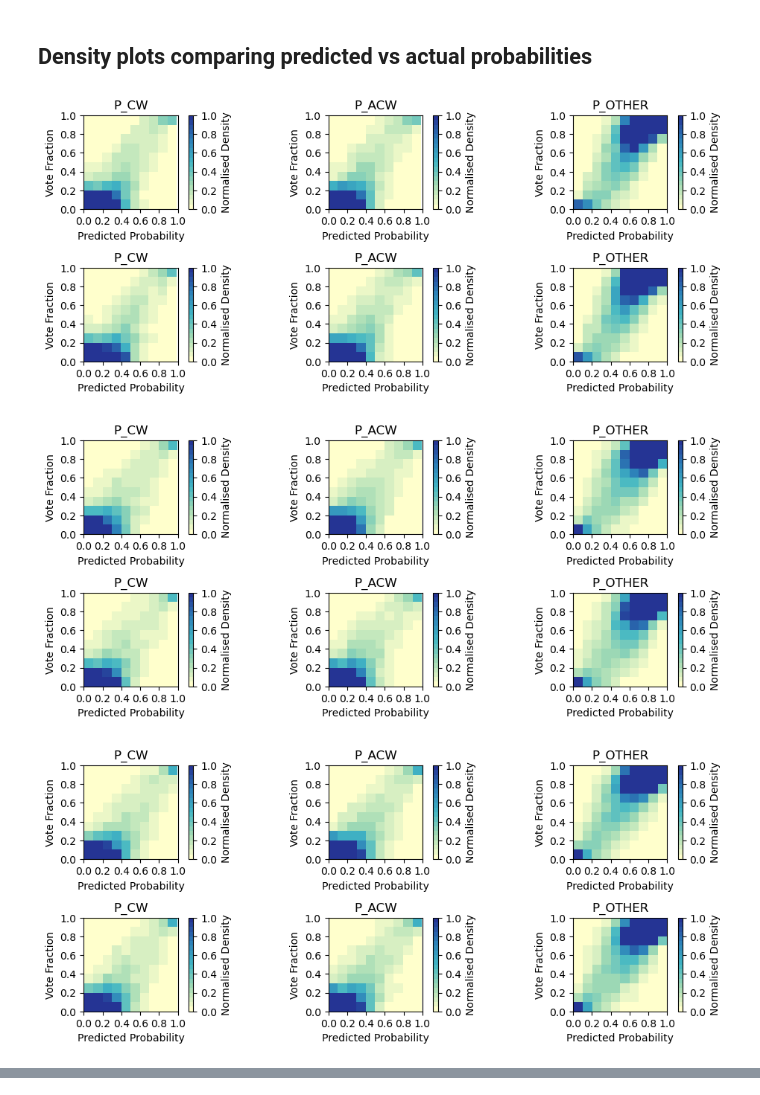
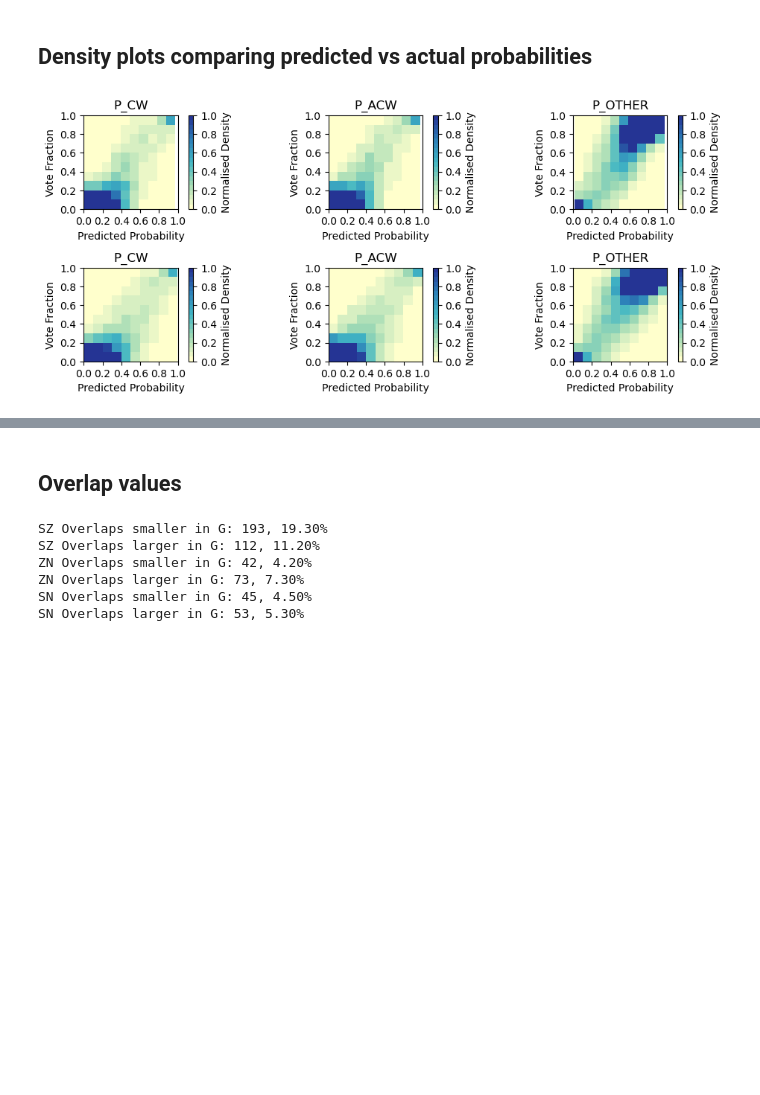
Before and after one commit to neil-power/mphys-galaxy, a Jupyter notebook: Code/predict_metrics.ipynb, the cells around one changed output, grey strips where cells are left out. Saved outputs shown, nothing was run; the diff lists cells and outputs as text; code cells hidden in the pictures; blank space fills up the shorter version.

Commit message:
Added overlap calc function

```diff
--- a/Code/predict_metrics.ipynb
+++ b/Code/predict_metrics.ipynb
@@ -127,35 +129,33 @@ spiral_counts.head(15)
 # %%
 TESTING_CATALOG_PATH = '../Data/gz1_desi_cross_cat_testing.csv'
 def plot_prob_histogram(model_ids,run=0,dataset_name="cut_test_dataset"):
     labels = ['CW','ACW','Other']
     actual_labels = ['P_CW','P_ACW','P_OTHER']
 
     actual = pd.read_csv('../Data/gz1_desi_cross_cat_testing.csv', on_bad_lines = 'skip',dtype="str")[actual_labels]
     mapcolours = ['#ffffcc','#a1dab4','#41b6c4','#2c7fb8','#253494']
     custom_cmap = LinearSegmentedColormap.from_list('custom_cmap', mapcolours,N=20)
     fig = plt.figure(figsize=(10,12))
     for j,model in enumerate(model_ids):
         predictions = pd.read_csv(f"{METRICS_PATH}/{model}/version_{run}/{dataset_name}_predictions.csv",header=None,names=labels, on_bad_lines = 'skip').astype('float')
         for i, (pred_label, act_label) in enumerate(zip(labels,actual_labels)):
             ax_i = fig.add_subplot(3*len(model_ids),3,i+1+(3*j))
             act = actual[act_label][:-1].astype(float)
             preds = predictions[pred_label].astype(float)
             hist = plt.hist2d(preds,act, bins=10, density=True,cmap=custom_cmap,vmin=0, vmax=1)
 
             ax_i.set_title(actual_labels[i])
             ax_i.set_yticks(np.arange(0,1.2,0.2))
             ax_i.set_xticks(np.arange(0,1.2,0.2))
             ax_i.set_box_aspect(1)
             ax_i.set_xlabel("Predicted Probability")
             ax_i.set_ylabel("Vote Fraction")
             fig.colorbar(hist[3],ax=ax_i,ticks=[0.0, 0.2, 0.4, 0.6,0.8,1.0],label='Normalised Density')
     plt.tight_layout()
     plt.show()
-plot_prob_histogram(model_ids[0:2])
-plot_prob_histogram(model_ids[2:4])
-plot_prob_histogram(model_ids[4:6])
-plot_prob_histogram(model_ids[6:])
+plot_prob_histogram(['ce_resnet50_cut_dataset','g_resnet18_cut_dataset_c'])
+# plot_prob_histogram(model_ids[2:4])
+# plot_prob_histogram(model_ids[4:6])
+# plot_prob_histogram(model_ids[6:])
 # %% [output]
-[figure, old version]
+[figure, new version]
-[figure, removed]
-[figure, removed]
@@ -188,0 +186,56 @@ def compare_probabilities(model_ids,c_viol,max_runs=5,dataset_name="cut_test_dat
+# %% [markdown]
+## Overlap values
+# %%
+def get_scores(model):
+    sz_score = []
+    zn_score = []
+    sn_score = []
+    for batch in [0,1,2,3]:
+        try:
+            overlaps = pd.read_csv(f"../rot_err/multi/{model}_overlap_index_{batch}.csv",names=['Softmax Prob','Overlap','Err'])
+            #print(overlaps['SZ'])
+            overlaps['Overlap'] = overlaps['Overlap'].str.replace(" ",",")
+            for i in range(5):
+                overlaps['Overlap'] = overlaps['Overlap'].str.replace(",,",",")
+            overlaps['Overlap'] = overlaps['Overlap'].str.replace(",]","")
+            overlaps['Overlap'] = overlaps['Overlap'].str.replace("[,","")
+            overlaps['Overlap'] = overlaps['Overlap'].str.replace("]","")
+            overlaps['Overlap'] = overlaps['Overlap'].str.replace("[","")
+            cleaned_overlaps = pd.DataFrame(overlaps['Overlap'].str.split(',', expand=True)).astype('float')
+            sz_score.append(cleaned_overlaps.loc[:,0])
+            zn_score.append(cleaned_overlaps.loc[:,1])
+            sn_score.append(cleaned_overlaps.loc[:,2])
+        except:
+            print(f"Error with {model} {batch}")
+            #print(sz_score)
+    return sz_score,zn_score,sn_score
+gsz_score,gzn_score,gsn_score = get_scores("g_resnet50")
+csz_score,czn_score,csn_score = get_scores("ce_resnet50")
+
+def diff(score_a,score_b):
+    max = np.min([len(score_a),len(score_b)])
+    score_a = score_a[0:max,:]
+    score_b = score_b[0:max,:]
+    return np.count_nonzero((score_a-score_b)<-0.01)
+
+sz_overlap_diff = diff(np.array(gsz_score),np.array(csz_score))
+print(f"SZ Overlaps smaller in G: {sz_overlap_diff}, {sz_overlap_diff/1000:.2%}")
+sz_overlap_diff = diff(np.array(csz_score),np.array(gsz_score))
+print(f"SZ Overlaps larger in G: {sz_overlap_diff}, {sz_overlap_diff/1000:.2%}")
+
+zn_overlap_diff = diff(np.array(gzn_score),np.array(czn_score))
+print(f"ZN Overlaps smaller in G: {zn_overlap_diff}, {zn_overlap_diff/1000:.2%}")
+zn_overlap_diff = diff(np.array(czn_score),np.array(gzn_score))
+print(f"ZN Overlaps larger in G: {zn_overlap_diff}, {zn_overlap_diff/1000:.2%}")
+
+sn_overlap_diff = diff(np.array(gsn_score),np.array(csn_score))
+print(f"SN Overlaps smaller in G: {sn_overlap_diff}, {sn_overlap_diff/1000:.2%}")
+sn_overlap_diff = diff(np.array(csn_score),np.array(gsn_score))
+print(f"SN Overlaps larger in G: {sn_overlap_diff}, {sn_overlap_diff/1000:.2%}")
+# %% [output]
+SZ Overlaps smaller in G: 193, 19.30%
+SZ Overlaps larger in G: 112, 11.20%
+ZN Overlaps smaller in G: 42, 4.20%
+ZN Overlaps larger in G: 73, 7.30%
+SN Overlaps smaller in G: 45, 4.50%
+SN Overlaps larger in G: 53, 5.30%
```
Also changed, not shown: parts of 5 cells of this notebook, 3 other files.
